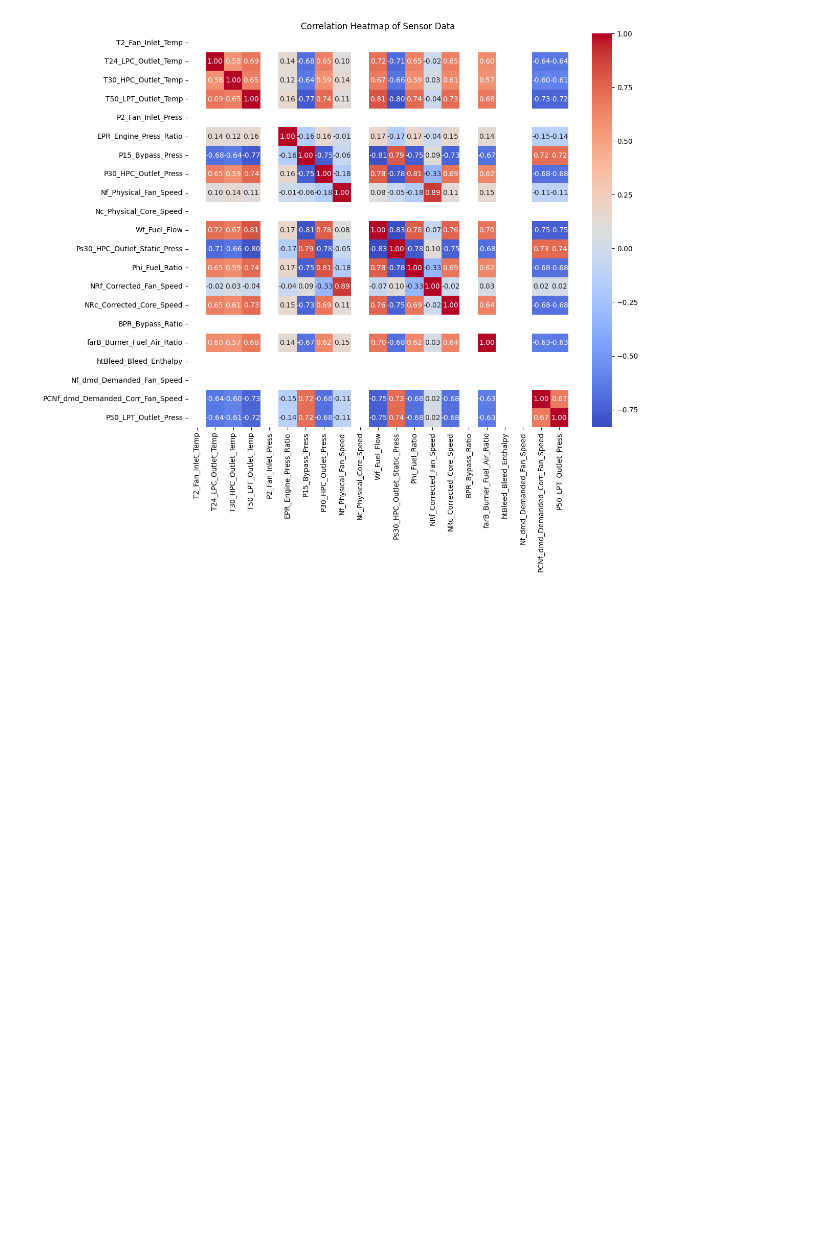
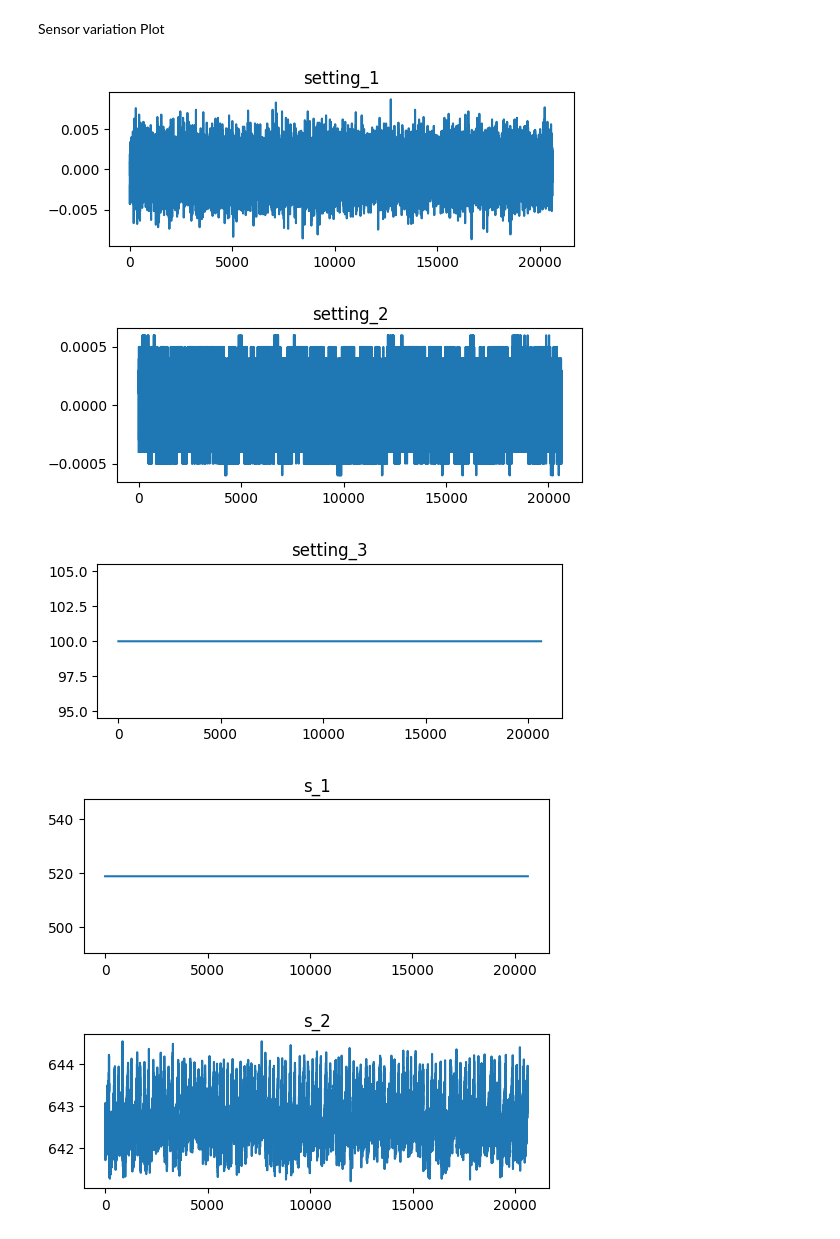
Before and after one commit to arjunnain17/turbofan_rul_analysis, a Jupyter notebook: eda_1.ipynb, the cells around one changed output. Cells and saved outputs as stored; diff of their text form; code cells hidden in the pictures; blank space fills up the shorter version.

```diff
--- a/eda_1.ipynb
+++ b/eda_1.ipynb
@@ -67,0 +29,5 @@ df.rename(columns=sensor_mapping, inplace=True)
+# %%
+index_names = ['unit_number', 'time_cycles']
+setting_names = ['setting_1', 'setting_2', 'setting_3']
+sensor_names = ['s_{}'.format(i) for i in range(1,22)]
+col_names = index_names + setting_names + sensor_names
@@ -67,0 +36,2 @@ df.rename(columns=sensor_mapping, inplace=True)
+# %%
+df = pd.read_csv('/content/sample_data/train_FD001.txt', sep=r'\s+' , header=None, names=col_names)
@@ -68,6 +64,8 @@ df.rename(columns=sensor_mapping, inplace=True)
 # %%
-stats = df[list(sensor_mapping.values())].describe().T
-zero_var_sensors = stats[stats['std'] == 0].index.tolist()
-print(f"Dropped Sensors with zero variance: {zero_var_sensors}")
-df_new=df.drop(columns=zero_var_sensors)
+max_cycle = df.groupby('unit_number')['time_cycles'].max().reset_index()
+max_cycle.columns = ['unit_number', 'max_cycle']
+df = pd.merge(df, max_cycle, on='unit_number', how='left')
+df['RUL'] = df['max_cycle'] - df['time_cycles']
+df.drop('max_cycle', axis=1, inplace=True)
+print(df.shape)
 # %% [output]
@@ -75,8 +79,5 @@ Dropped Sensors with zero variance: ['htBleed_Bleed_Enthalpy', 'Nf_dmd_Demanded_
 # %%
-# Plot select sensors for Engine Unit 1 to see degradation trends
-engine_1 = df[df['unit_number'] == 1]
-
-fig, axes = plt.subplots(figsize=(10, 8))
-
-plt.tight_layout()
+feature_cols = df.columns.drop(['unit_number', 'time_cycles', 'RUL'])
+stds = df[feature_cols].std()
+stds.sort_values()
 # %% [output]
@@ -84,8 +102,16 @@ plt.tight_layout()
+# %% [markdown]
+Sensor variation Plot
 # %%
-#Correlation heatmap for sensor data
-plt.figure(figsize=(12, 10))
-sns.heatmap(df[list(sensor_mapping.values())].corr(method='spearman'), annot=True, fmt=".2f", cmap='coolwarm')
-plt.title('Correlation Heatmap of Sensor Data')
-plt.show()
+import matplotlib.pyplot as plt
+
+for col in feature_cols:
+    plt.figure(figsize=(6,2))
+    plt.plot(df[col].values)
+    plt.title(col)
+    plt.show()
 # %% [output]
-[figure, old version]
+[figure, new version]
+[figure, added]
+[figure, added]
+[figure, added]
+[figure, added]
```
Also changed, not shown: parts of 48 cells of this notebook.
